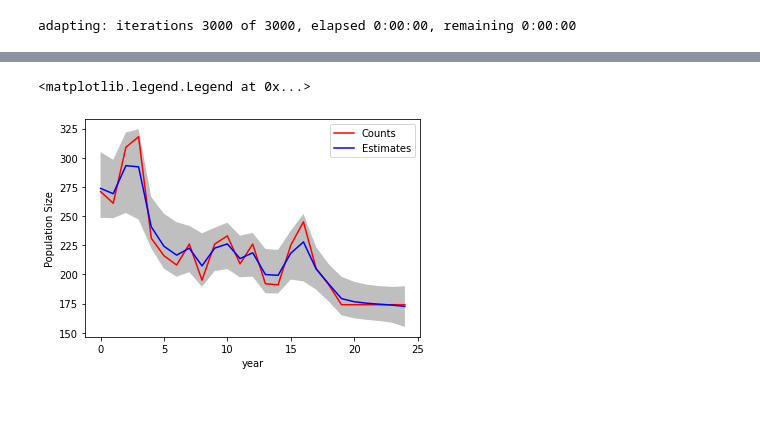
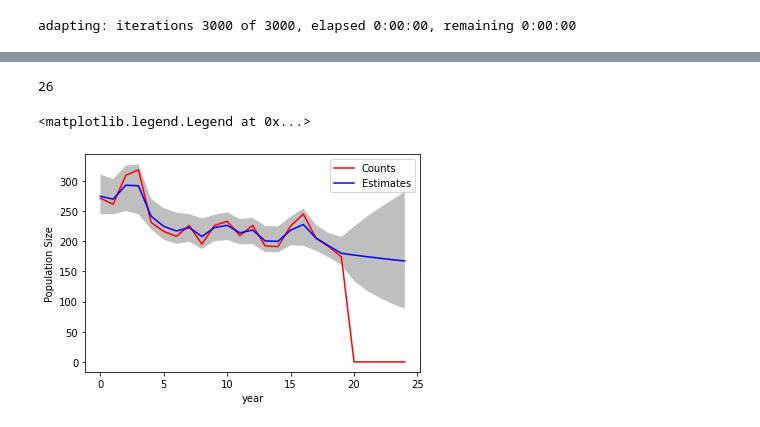
Before and after one commit to melvinwevers/vocapture, a Jupyter notebook: notebooks/book.ipynb, the cells around one changed output, grey strips where cells are left out. Cells and saved outputs as stored; diff of their text form; code cells hidden in the pictures.

```diff
--- a/notebooks/book.ipynb
+++ b/notebooks/book.ipynb
@@ -322,16 +355,18 @@ for (t in 1:T) {
 # House martin population data from Magden
 p_years = 6 # Number of future years with predictions
 B = np.zeros(p_years)
-B[:] = 0
+B[:] = JAGS_NA
 
-A = np.array([271, 261, 309, 318, 231, 216, 208, 226, 195, 226, 233, 209, 226, 192, 191, 225, 245, 205, 191, 174, 174, 174, 174, 174, 174])
+A = np.array([271, 261, 309, 318, 231, 216, 208, 226, 195, 226, 233, 209, 226, 192, 191, 225, 245, 205, 191, 174])
+
+A = np.log(A)
 
 ## repeated missing values, this is incorrect. fix.
-hm = np.concatenate([A])
+hm = np.concatenate([A, B])
 years = range(1990, 2009+p_years)
 # %%
 jags_data = {
-    "y": np.log(hm),
+    "y": hm,
     "T": len(years)
 }
 # %%
@@ -427,19 +448,23 @@ array([[[265.29471974, 262.37812231, 229.10478228],
+# %%
+len(hm)
+# %% [output]
+26
 # %%
 fitted, lower, upper = np.zeros(25), np.zeros(25), np.zeros(25)
 
 
 for i in range(0, 25):
     fitted[i] = np.mean(jags_samples['N.est'][i])
     lower[i] = np.quantile(jags_samples['N.est'][i], 0.025)
     upper[i] = np.quantile(jags_samples['N.est'][i], 0.975)
 
-plt.plot(range(0, 25), hm, color='red', label='Counts')
+plt.plot(range(0, 25), np.exp(hm[:-1]), color='red', label='Counts')
 
 plt.plot(range(0, 25), fitted, color='blue', label='Estimates')
 plt.ylabel('Population Size')
 plt.xlabel('year')
 plt.fill_between(range(0, 25), lower, upper, facecolor='grey', alpha=.5)
 plt.legend()
 # %% [output]
 <matplotlib.legend.Legend at 0x...>
-[figure, old version]
+[figure, new version]
```
Also changed, not shown: parts of 20 cells of this notebook.
